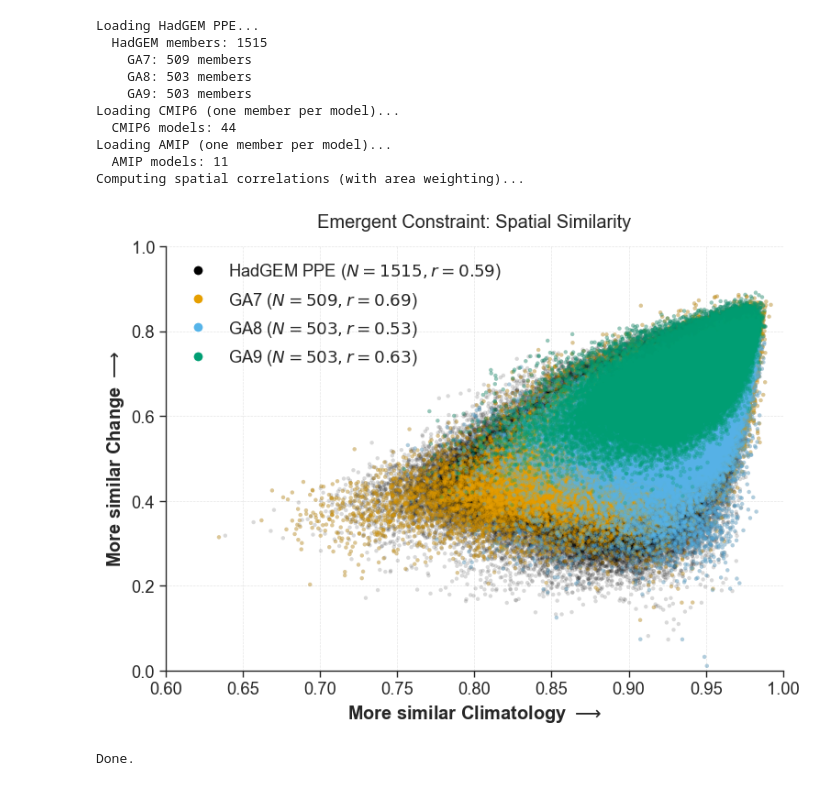
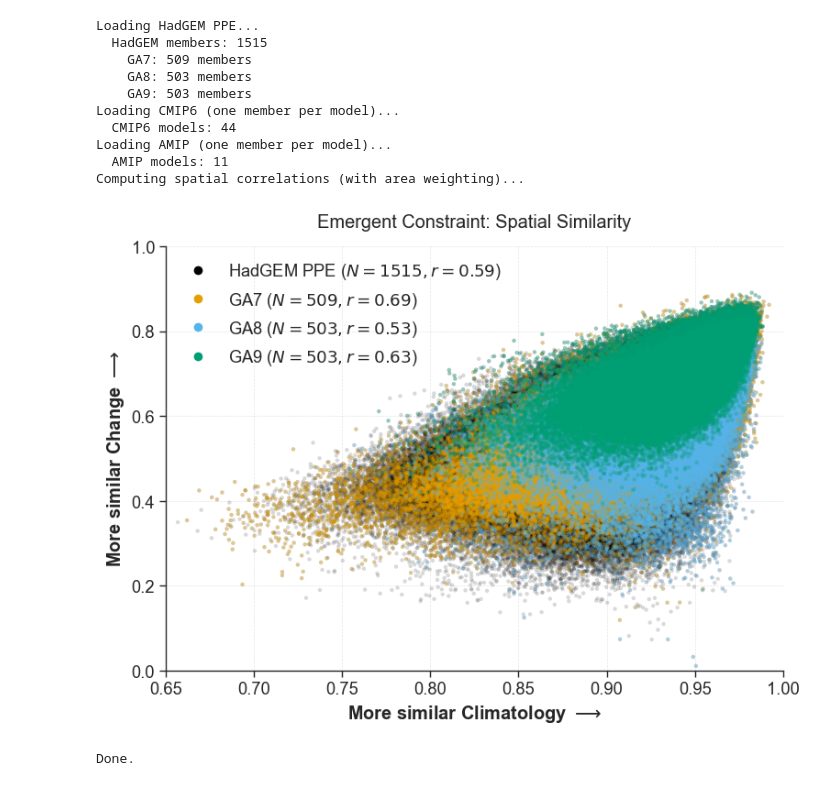
Before and after one commit to evanwellmeyer/precio_pr_dpdk, a Jupyter notebook: correlations.ipynb, the cells around one changed output. Cells and saved outputs as stored; diff of their text form; code cells hidden in the pictures.

```diff
--- a/correlations.ipynb
+++ b/correlations.ipynb
@@ -273,7 +273,7 @@ ax.set_xlabel(r"More similar Climatology $\longrightarrow$", fontweight="bold")
 ax.set_ylabel(r"More similar Change $\longrightarrow$", fontweight="bold")
 ax.set_title("Emergent Constraint: Spatial Similarity", pad=15)
 
-ax.set_xlim(0.6, 1.0)
+ax.set_xlim(0.65, 1.0)
 ax.set_ylim(0, 1.0)
 ax.grid(True, linestyle="--", linewidth=0.5, alpha=0.5)
 sns.despine(trim=True)
@@ -289,32 +289,32 @@ legend_elements = [
     # Line2D([0], [0], marker='^', color='w', markerfacecolor=c_amip, markersize=10,
     #        label=f'AMIP ($N=11, r={r_amip:.2f}$)')
 ]
 
 if SHOW_GA_COLORS:
     for ga, color in GA_COLORS.items():
         mask = (hg_families[i_idx] == ga) & (hg_families[j_idx] == ga)
         n_members = int((hg_families == ga).sum())
         r_ga = calculate_and_plot_fit(hg_clim_corr[mask], hg_chg_corr[mask], ax, color)
         legend_elements.append(
             Line2D([0], [0], marker='o', color='w', markerfacecolor=color, markersize=8,
                    label=f'{ga} ($N={n_members}, r={r_ga:.2f}$)')
         )
 
 ax.legend(handles=legend_elements, loc="upper left", frameon=False)
 plt.tight_layout()
 plt.show()
 
 print("Done.")
 # %% [output]
 Loading HadGEM PPE...
   HadGEM members: 1515
     GA7: 509 members
     GA8: 503 members
     GA9: 503 members
 Loading CMIP6 (one member per model)...
   CMIP6 models: 44
 Loading AMIP (one member per model)...
   AMIP models: 11
 Computing spatial correlations (with area weighting)...
-[figure, old version]
+[figure, new version]
 Done.
```
Also changed, not shown: 2 other files.
